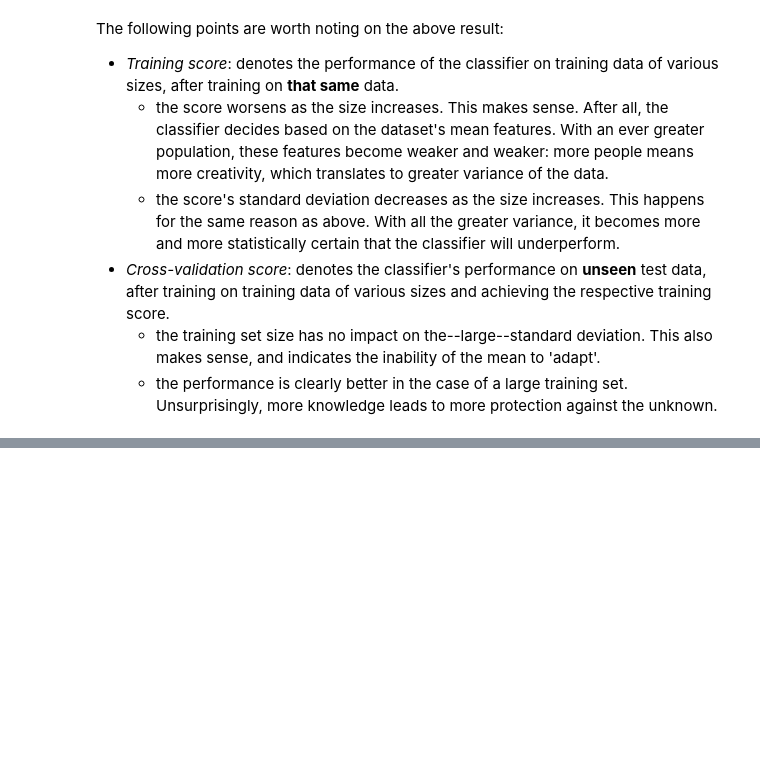
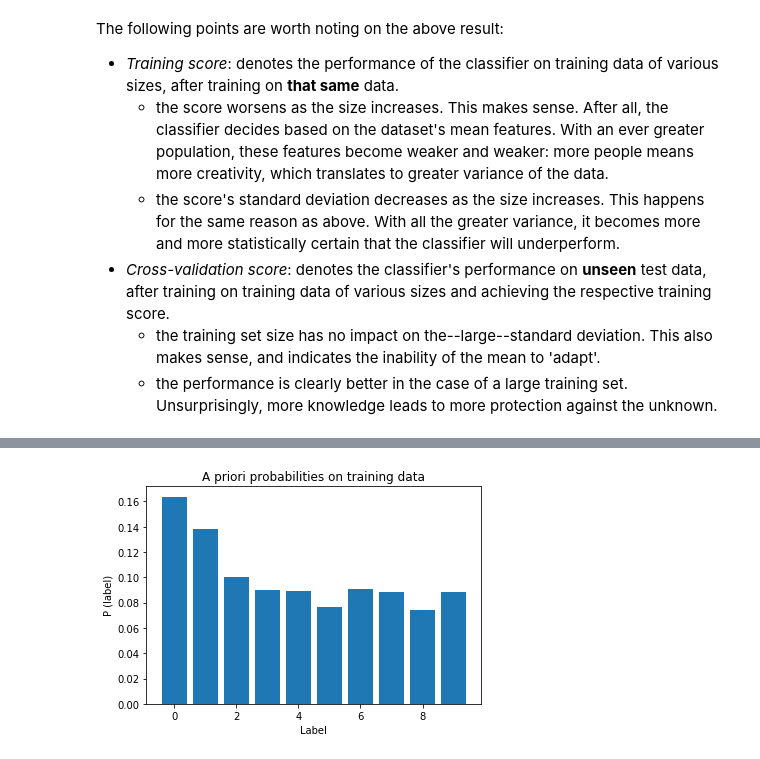
Before and after one commit to kotskon/patrec19, a Jupyter notebook: labOne/PatRec19_Lab1.ipynb, the cells around one changed output, grey strips where cells are left out. Cells and saved outputs as stored; diff of their text form; code cells hidden in the pictures; blank space fills up the shorter version.

```diff
--- a/labOne/PatRec19_Lab1.ipynb
+++ b/labOne/PatRec19_Lab1.ipynb
@@ -417,0 +443,10 @@ The following points are worth noting on the above result:
+# %%
+aPriori_train = datautilus.probGen (y_train)
+xaxis = np.arange (10)
+plt.bar (xaxis, aPriori_train)
+plt.title ('A priori probabilities on training data')
+plt.xlabel ('Label')
+plt.ylabel ('P (label)')
+plt.show ()
+# %% [output]
+[figure, added]
```
Also changed, not shown: parts of 19 cells of this notebook, 3 other files.
